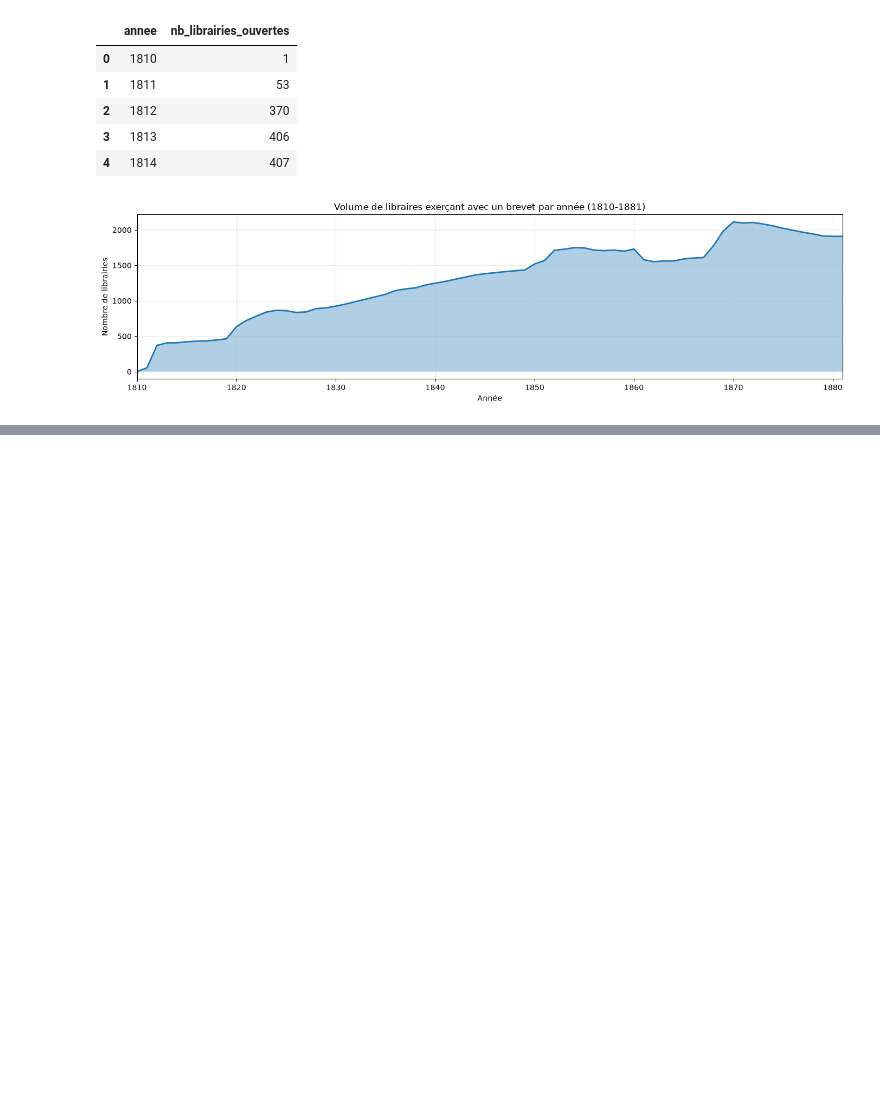
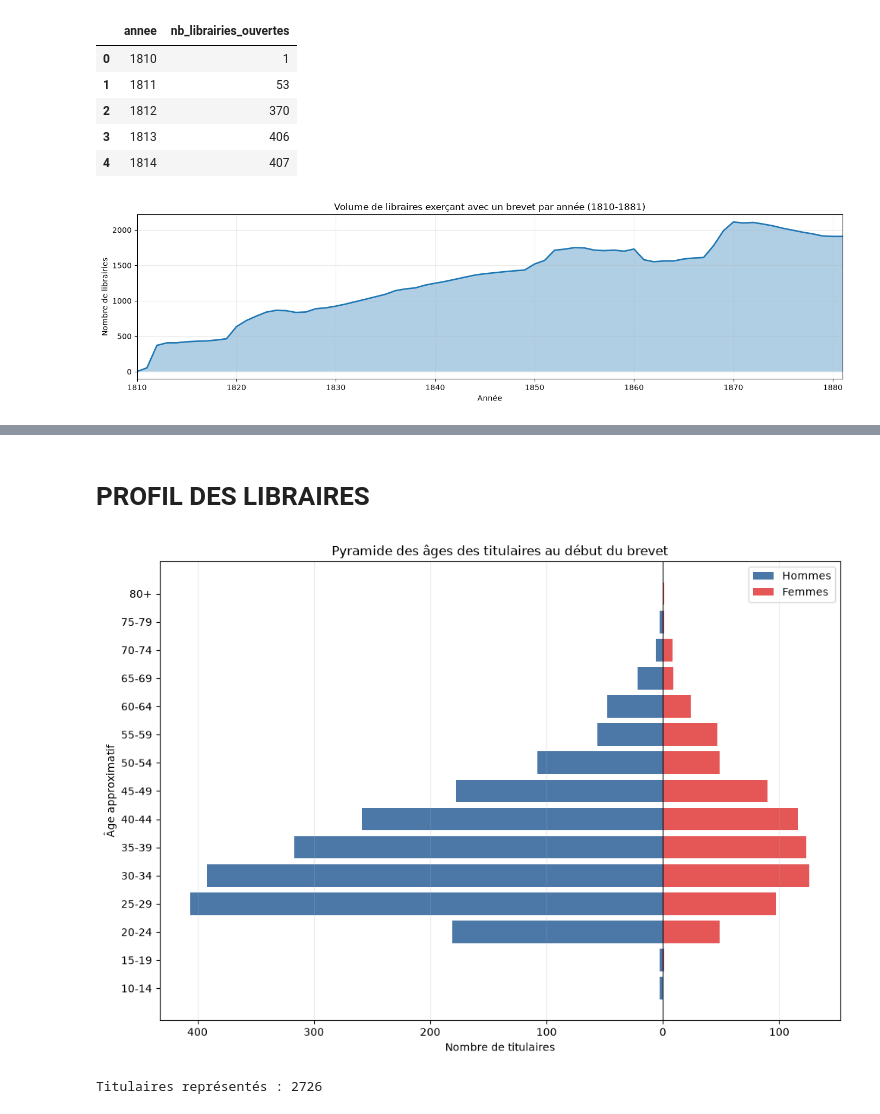
Before and after one commit to Juleslapeuf/donnees_librairies, a Jupyter notebook: 19e.ipynb, the cells around one changed output, grey strips where cells are left out. Cells and saved outputs as stored; diff of their text form; code cells hidden in the pictures; blank space fills up the shorter version.

```diff
--- a/19e.ipynb
+++ b/19e.ipynb
@@ -279,0 +126,39 @@ dtype: int64
+# %% [markdown]
+# PROFIL DES LIBRAIRES
+# %%
+# Calculer l'âge approximatif au début du brevet
+ages = df[["Sexe", "Date de naissance", "start_year"]].copy()
+ages["birth_year"] = pd.to_numeric(
+    ages["Date de naissance"].astype(str).str.extract(r"(\d{4})", expand=False),
+    errors="coerce",
+)
+ages["age"] = ages["start_year"] - ages["birth_year"]
+ages = ages.dropna(subset=["Sexe", "age"])
+ages = ages[ages["age"].between(10, 100)].copy()
+
+# Regrouper les âges par classes de cinq ans
+bins = list(range(10, 81, 5)) + [float("inf")]
+labels = [f"{age}-{age + 4}" for age in range(10, 80, 5)] + ["80+"]
+ages["classe_age"] = pd.cut(ages["age"], bins=bins, labels=labels, right=False)
+pyramide = pd.crosstab(ages["classe_age"], ages["Sexe"]).reindex(labels, fill_value=0)
+
+hommes = -pyramide.get("homme", pd.Series(0, index=pyramide.index))
+femmes = pyramide.get("femme", pd.Series(0, index=pyramide.index))
+
+fig, ax = plt.subplots(figsize=(10, 7))
+ax.barh(labels, hommes, color="#4c78a8", label="Hommes")
+ax.barh(labels, femmes, color="#e45756", label="Femmes")
+ax.set_title("Pyramide des âges des titulaires au début du brevet")
+ax.set_xlabel("Nombre de titulaires")
+ax.set_ylabel("Âge approximatif")
+ax.xaxis.set_major_formatter(lambda valeur, position: f"{abs(int(valeur))}")
+ax.axvline(0, color="black", linewidth=0.8)
+ax.legend()
+ax.grid(axis="x", alpha=0.25)
+plt.tight_layout()
+plt.show()
+
+print(f"Titulaires représentés : {len(ages)}")
+# %% [output]
+[figure, added]
+Titulaires représentés : 2726
```
Also changed, not shown: parts of 24 cells of this notebook, 2 other files.
